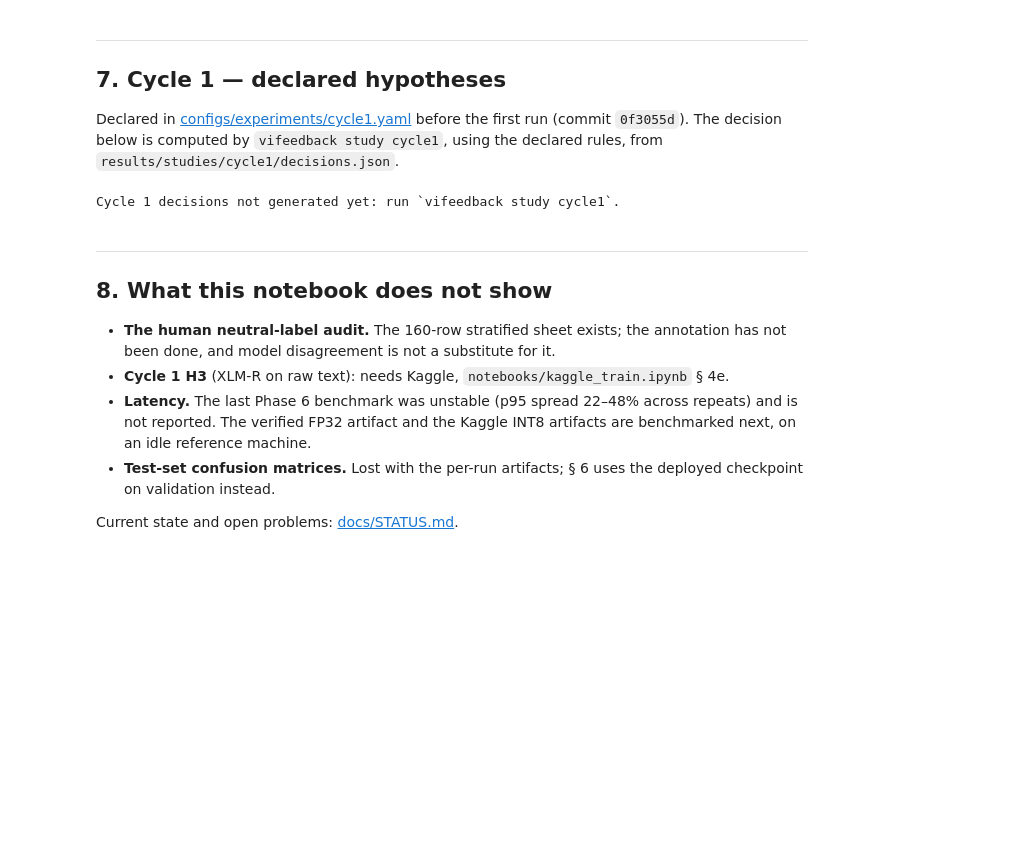
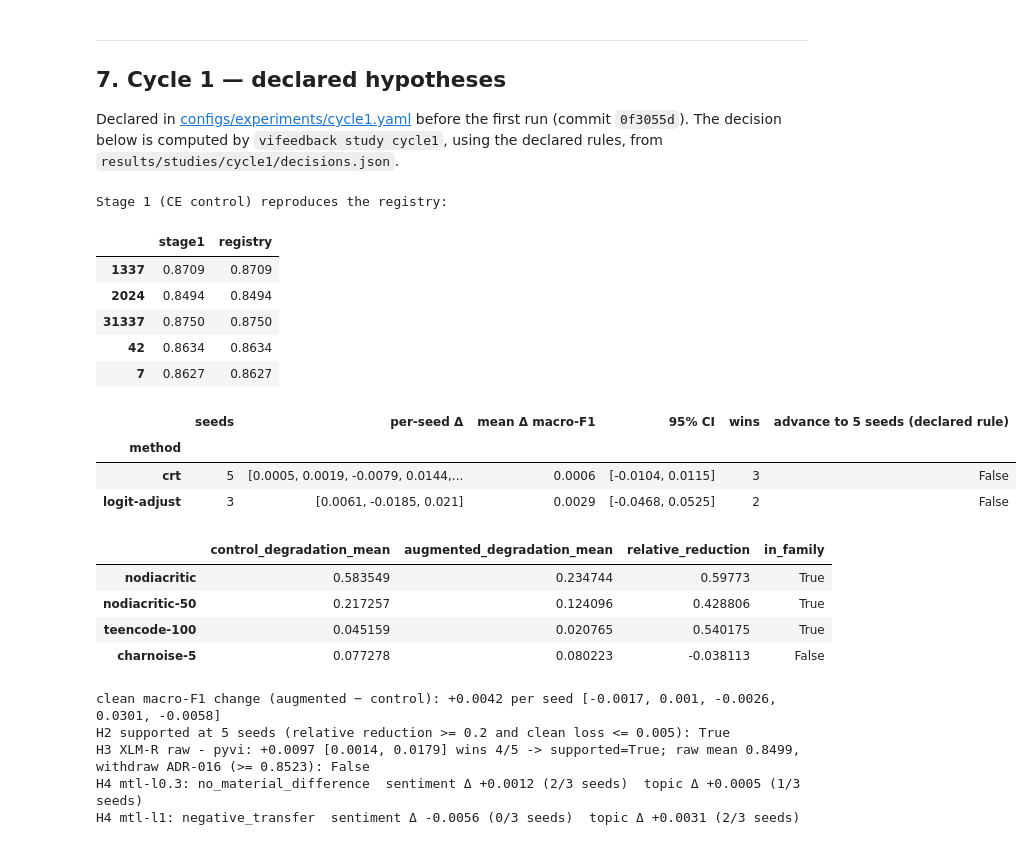
Before and after one commit to ThanhDatVN/ViFeedback-NLP-Service, a Jupyter notebook: notebooks/02_results.ipynb, the cells around one changed output. Saved outputs shown, nothing was run; the diff lists cells and outputs as text; code cells hidden in the pictures; blank space fills up the shorter version.

```diff
--- a/notebooks/02_results.ipynb
+++ b/notebooks/02_results.ipynb
@@ -438,41 +438,55 @@ rules, from `results/studies/cycle1/decisions.json`.
 # %%
 dpath = S / 'cycle1' / 'decisions.json'
 if not dpath.exists():
     print('Cycle 1 decisions not generated yet: run `vifeedback study cycle1`.')
 else:
     d = load(dpath)
     h1 = d['H1']
     print('Stage 1 (CE control) reproduces the registry:')
     display(pd.DataFrame(h1['reproduces_registry']).T)
     rows = []
     for name, m in h1['methods'].items():
         rows.append({'method': name, 'seeds': m['n'], 'per-seed Δ': m.get('per_seed_delta'),
                      'mean Δ macro-F1': round(m.get('mean_delta', float('nan')), 4),
                      '95% CI': [round(x, 4) for x in m.get('ci95', [])], 'wins': m.get('wins'),
                      'advance to 5 seeds (declared rule)': m['advance_to_5_seeds']})
     display(pd.DataFrame(rows).set_index('method'))
     h2 = d['H2']
     if 'suites' in h2:
         s2 = pd.DataFrame(h2['suites']).T[['control_degradation_mean', 'augmented_degradation_mean',
                                             'relative_reduction', 'in_family']]
         display(s2)
         print(f"clean macro-F1 change (augmented − control): {h2['clean']['mean_delta']:+.4f} "
               f"per seed {h2['clean']['per_seed_delta']}")
-        print(f"H2 supported at 3 seeds ({h2['criterion']}): {h2['supported_at_3_seeds']}")
+        print(f"H2 supported at {h2['n_seeds']} seeds ({h2['criterion']}): {h2['supported']}")
+    h3 = d.get('H3', {})
+    if 'paired' in h3:
+        p3 = h3['paired']
+        print(f"H3 XLM-R raw - pyvi: {p3['mean_delta']:+.4f} {[round(x, 4) for x in p3['ci95']]} "
+              f"wins {p3['wins']}/{p3['n']} -> supported={h3['supported']}; raw mean {h3['raw_mean']:.4f}, "
+              f"withdraw ADR-016 (>= {h3['threshold']}): {h3['withdraw_adr016']}")
+    for recipe, r in d.get('H4', {}).items():
+        print(f"H4 {recipe}: {r['verdict']}  " + "  ".join(
+            f"{t} Δ {p['mean_delta']:+.4f} ({p['wins']}/{p['n']} seeds)" for t, p in r['per_task'].items()))
 # %% [output]
-Cycle 1 decisions not generated yet: run `vifeedback study cycle1`.
+Stage 1 (CE control) reproduces the registry:
+|  | stage1 | registry |
+| 1337 | 0.8709 | 0.8709 |
+| 2024 | 0.8494 | 0.8494 |
+| 31337 | 0.8750 | 0.8750 |
+| 42 | 0.8634 | 0.8634 |
+| 7 | 0.8627 | 0.8627 |
+|  | seeds | per-seed Δ | mean Δ macro-F1 | 95% CI | wins | advance to 5 seeds (declared rule) |
+| method |  |  |  |  |  |  |
+| crt | 5 | [0.0005, 0.0019, -0.0079, 0.0144,... | 0.0006 | [-0.0104, 0.0115] | 3 | False |
+| logit-adjust | 3 | [0.0061, -0.0185, 0.021] | 0.0029 | [-0.0468, 0.0525] | 2 | False |
+|  | control_degradation_mean | augmented_degradation_mean | relative_reduction | in_family |
+| nodiacritic | 0.583549 | 0.234744 | 0.59773 | True |
+| nodiacritic-50 | 0.217257 | 0.124096 | 0.428806 | True |
+| teencode-100 | 0.045159 | 0.020765 | 0.540175 | True |
+| charnoise-5 | 0.077278 | 0.080223 | -0.038113 | False |
+clean macro-F1 change (augmented − control): +0.0042 per seed [-0.0017, 0.001, -0.0026, 0.0301, -0.0058]
+H2 supported at 5 seeds (relative reduction >= 0.2 and clean loss <= 0.005): True
+H3 XLM-R raw - pyvi: +0.0097 [0.0014, 0.0179] wins 4/5 -> supported=True; raw mean 0.8499, withdraw ADR-016 (>= 0.8523): False
+H4 mtl-l0.3: no_material_difference  sentiment Δ +0.0012 (2/3 seeds)  topic Δ +0.0005 (1/3 seeds)
+H4 mtl-l1: negative_transfer  sentiment Δ -0.0056 (0/3 seeds)  topic Δ +0.0031 (2/3 seeds)
-# %% [markdown]
----
-
-## 8. What this notebook does not show
-
-- **The human neutral-label audit.** The 160-row stratified sheet exists; the annotation has not been
-  done, and model disagreement is not a substitute for it.
-- **Cycle 1 H3** (XLM-R on raw text): needs Kaggle, `notebooks/kaggle_train.ipynb` § 4e.
-- **Latency.** The last Phase 6 benchmark was unstable (p95 spread 22–48% across repeats) and is not
-  reported. The verified FP32 artifact and the Kaggle INT8 artifacts are benchmarked next, on an idle
-  reference machine.
-- **Test-set confusion matrices.** Lost with the per-run artifacts; § 6 uses the deployed
-  checkpoint on validation instead.
-
-Current state and open problems: [docs/STATUS.md](../docs/STATUS.md).
```
Also changed, not shown: parts of 7 cells of this notebook, 10 other files.
